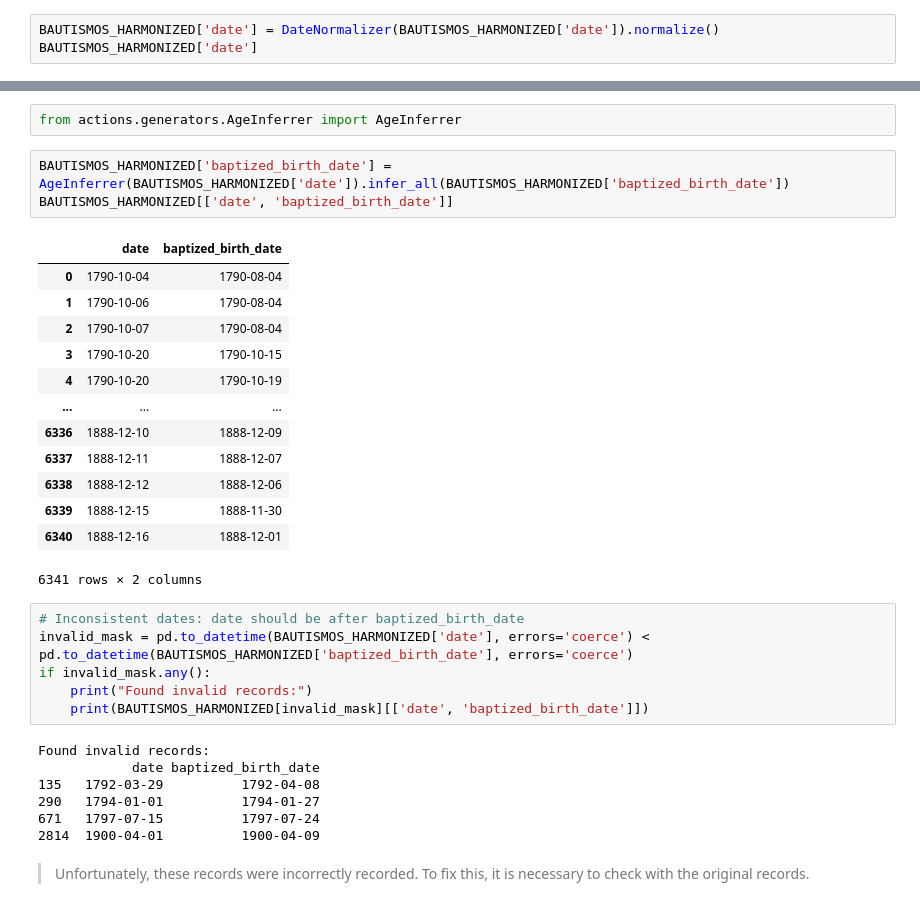
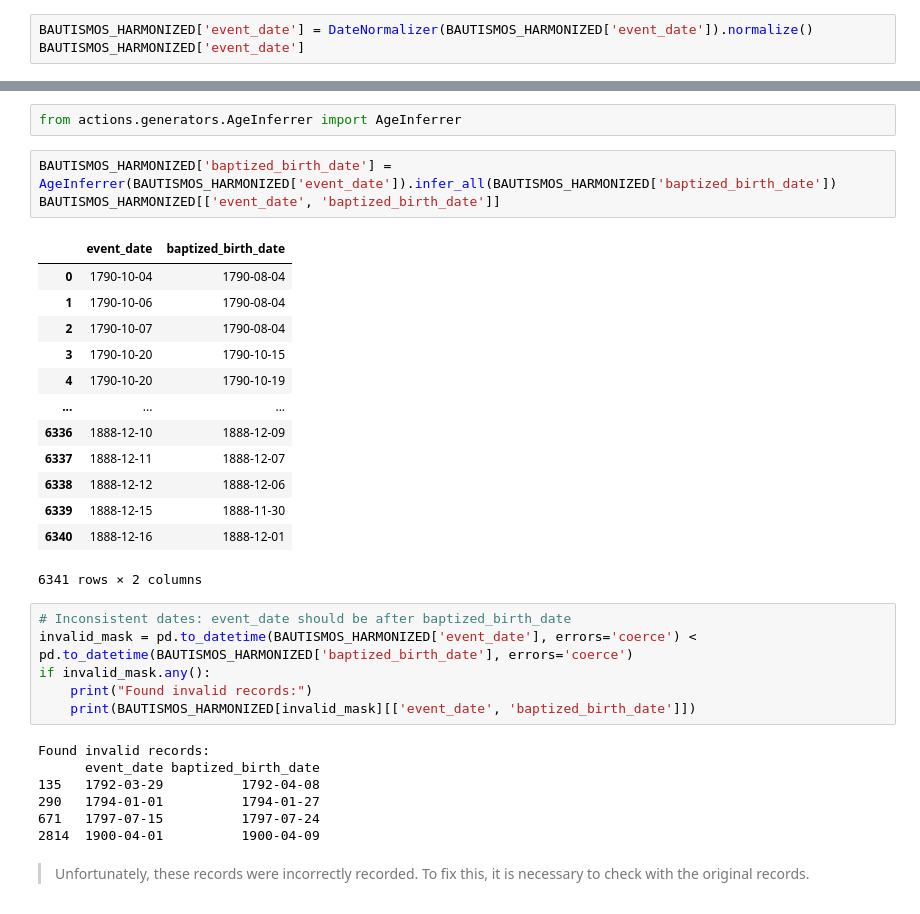
Before and after one commit to UCSB-AMPLab/sondondo, a Jupyter notebook: project_code/1_dataCleaning.ipynb, the cells around one changed output, grey strips where cells are left out. Cells and saved outputs as stored; diff of their text form.

```diff
--- a/project_code/dataCleaning.ipynb
+++ b/project_code/1_dataCleaning.ipynb
@@ -151,8 +152,8 @@ Ensure dates are in a consistent format across all datasets. The dates should be
 # %%
 from actions.normalizers.DatesNormalizer import DateNormalizer
 # %%
-BAUTISMOS_HARMONIZED['date'] = DateNormalizer(BAUTISMOS_HARMONIZED['date']).normalize()
-BAUTISMOS_HARMONIZED['date']
+BAUTISMOS_HARMONIZED['event_date'] = DateNormalizer(BAUTISMOS_HARMONIZED['event_date']).normalize()
+BAUTISMOS_HARMONIZED['event_date']
 # %% [output]
 0       1790-10-04
 1       1790-10-06
@@ -205,10 +206,10 @@ Infer the age of individuals based on their birth dates and the date of the even
 # %%
 from actions.generators.AgeInferrer import AgeInferrer
 # %%
-BAUTISMOS_HARMONIZED['baptized_birth_date'] = AgeInferrer(BAUTISMOS_HARMONIZED['date']).infer_all(BAUTISMOS_HARMONIZED['baptized_birth_date'])
-BAUTISMOS_HARMONIZED[['date', 'baptized_birth_date']]
+BAUTISMOS_HARMONIZED['baptized_birth_date'] = AgeInferrer(BAUTISMOS_HARMONIZED['event_date']).infer_all(BAUTISMOS_HARMONIZED['baptized_birth_date'])
+BAUTISMOS_HARMONIZED[['event_date', 'baptized_birth_date']]
 # %% [output]
-|  | date | baptized_birth_date |
+|  | event_date | baptized_birth_date |
 | 0 | 1790-10-04 | 1790-08-04 |
 | 1 | 1790-10-06 | 1790-08-04 |
 | 2 | 1790-10-07 | 1790-08-04 |
@@ -222,14 +223,14 @@ BAUTISMOS_HARMONIZED[['date', 'baptized_birth_date']]
 | 6340 | 1888-12-16 | 1888-12-01 |
 6341 rows × 2 columns
 # %%
-# Inconsistent dates: date should be after baptized_birth_date
-invalid_mask = pd.to_datetime(BAUTISMOS_HARMONIZED['date'], errors='coerce') < pd.to_datetime(BAUTISMOS_HARMONIZED['baptized_birth_date'], errors='coerce')
+# Inconsistent dates: event_date should be after baptized_birth_date
+invalid_mask = pd.to_datetime(BAUTISMOS_HARMONIZED['event_date'], errors='coerce') < pd.to_datetime(BAUTISMOS_HARMONIZED['baptized_birth_date'], errors='coerce')
 if invalid_mask.any():
     print("Found invalid records:")
-    print(BAUTISMOS_HARMONIZED[invalid_mask][['date', 'baptized_birth_date']])
+    print(BAUTISMOS_HARMONIZED[invalid_mask][['event_date', 'baptized_birth_date']])
 # %% [output]
 Found invalid records:
-            date baptized_birth_date
+      event_date baptized_birth_date
 135   1792-03-29          1792-04-08
 290   1794-01-01          1794-01-27
 671   1797-07-15          1797-07-24
```
Also changed, not shown: parts of 15 cells of this notebook, 18 other files.
